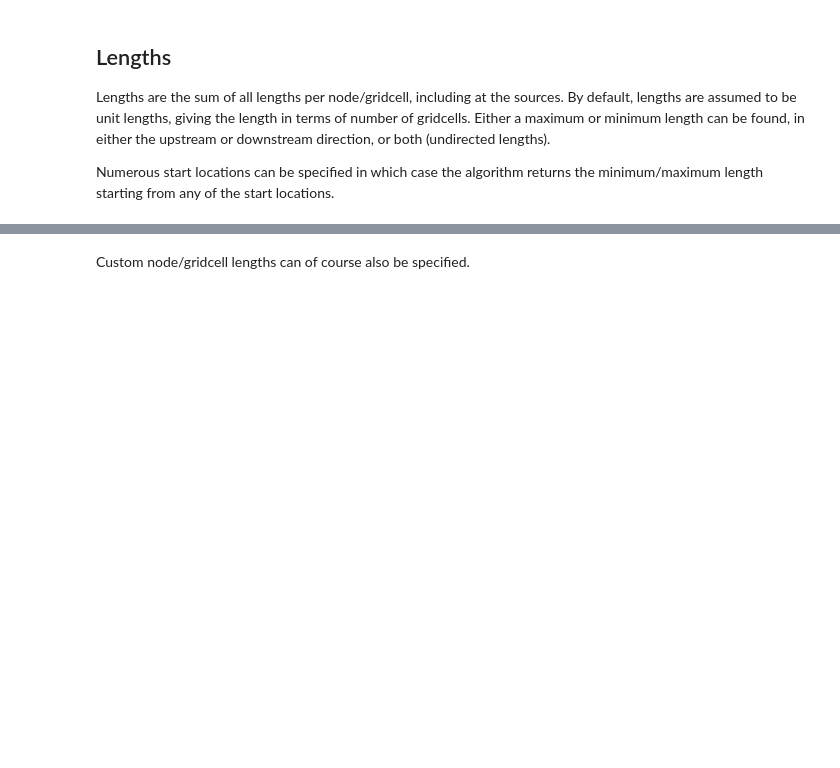
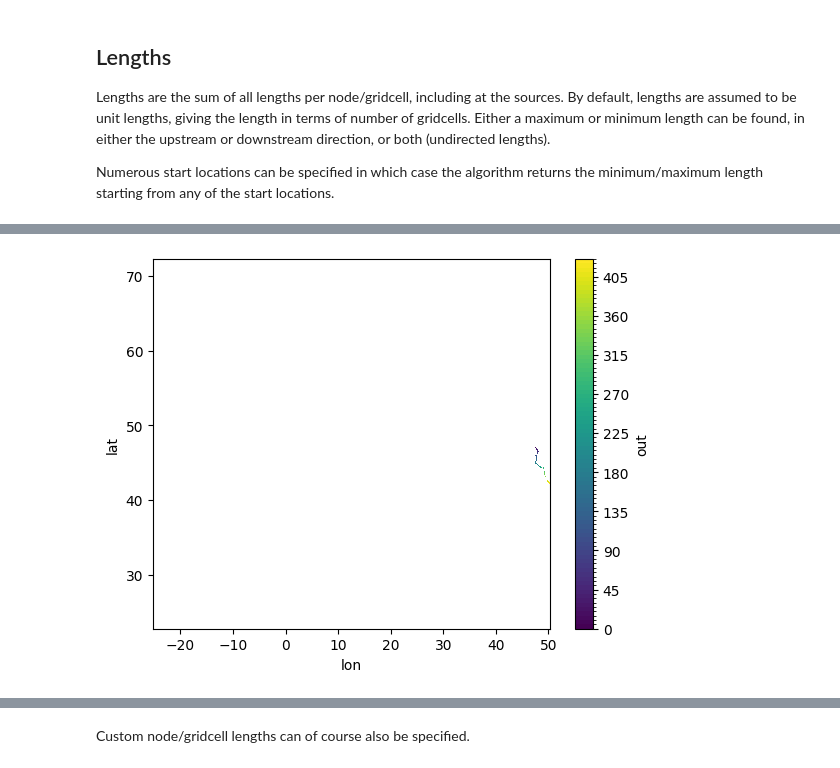
Before and after one commit to ecmwf/earthkit-hydro, a Jupyter notebook: docs/source/tutorials/distance_length.ipynb, the cells around one changed output, grey strips where cells are left out. Saved outputs shown, nothing was run; the diff lists cells and outputs as text; code cells hidden in the pictures; blank space fills up the shorter version.

```diff
--- a/docs/source/tutorials/distance_length.ipynb
+++ b/docs/source/tutorials/distance_length.ipynb
@@ -25,10 +29,12 @@ plt.show()
 # %%
 da = ekh.length.min(network, locations = {
-    "station_1": (60,90),
-    "station_2": (55, 90)
+    "gauge_1": (47.04166666666667, 47.40833333333333),
+    "gauge_2": (42.225, 50.24)
 }, upstream=False, downstream=True)
 
 da.plot.contourf(cmap="viridis", levels=100)
 plt.show()
+# %% [output]
+[figure, added]
 # %%
 da = ekh.length.min(network, locations = {
```
Also changed, not shown: parts of 9 cells of this notebook, 10 other files.
